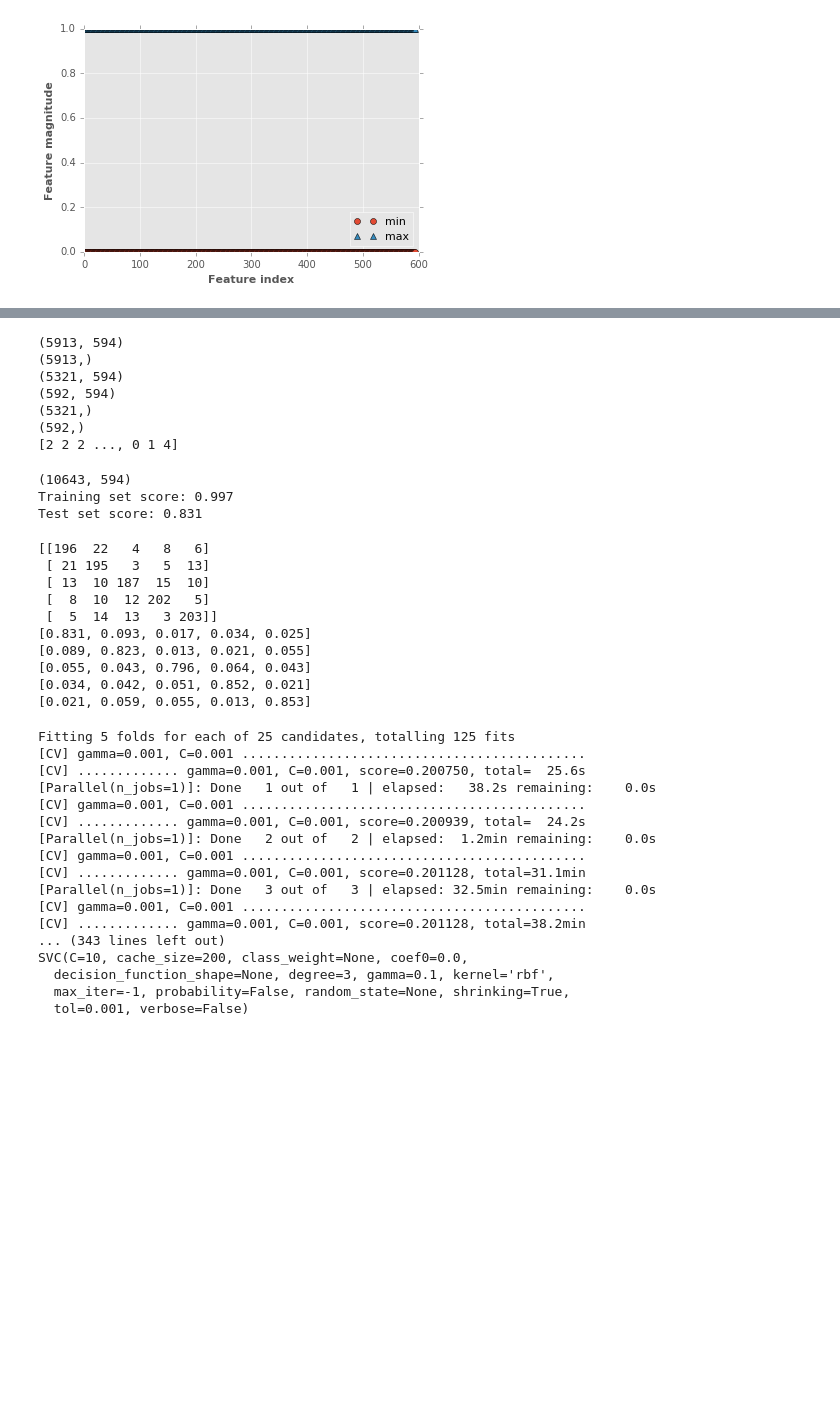
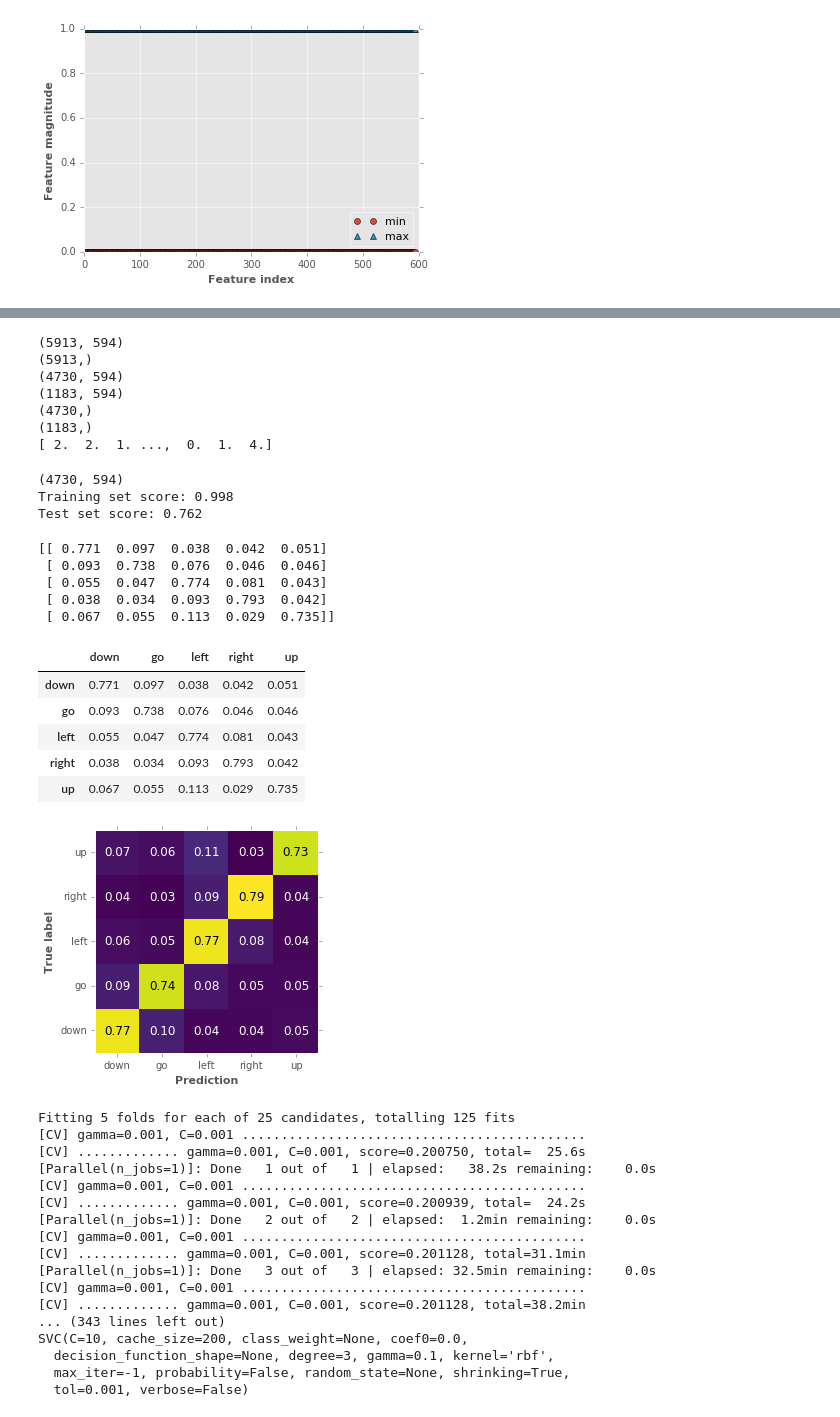
Before and after one commit to TongtongFANG/LearningMachines, a Jupyter notebook: voice classification.ipynb, the cells around one changed output, grey strips where cells are left out. Cells and saved outputs as stored; diff of their text form; code cells hidden in the pictures; blank space fills up the shorter version.

```diff
--- a/voice classification.ipynb
+++ b/voice classification.ipynb
@@ -216,6 +216,9 @@ plt.ylabel("Feature magnitude")
 # %% [output]
 <matplotlib.text.Text at 0x...>
 [figure]
+# %%
+labels = np.loadtxt('labels.csv', delimiter=',')
+features = np.loadtxt('features.csv', delimiter=',')
 # %%
 from sklearn.model_selection import train_test_split
 
@@ -237,7 +243,7 @@ print(y_all.shape)
 
 
 X_train, X_test, y_train, y_test = train_test_split(
-    X_all, y_all, stratify=y_all, train_size=0.9, random_state=42)
+    X_all, y_all, stratify=y_all, train_size=0.8, random_state=42)
 print(X_train.shape)
 print(X_test.shape)
 print(y_train.shape)
@@ -247,16 +253,13 @@ print(y_train)
 # %% [output]
 (5913, 594)
 (5913,)
-(5321, 594)
-(592, 594)
-(5321,)
-(592,)
-[2 2 2 ..., 0 1 4]
+(4730, 594)
+(1183, 594)
+(4730,)
+(1183,)
+[ 2.  2.  1. ...,  0.  1.  4.]
 # %%
 from sklearn.svm import SVC
-
-X_train, X_test, y_train, y_test = train_test_split(
-    features, labels, stratify=labels, train_size=0.9, random_state=42)
 
 print(X_train.shape)
 clf = SVC(kernel='rbf', C=10, gamma=0.1, decision_function_shape='ovo')
@@ -265,30 +268,46 @@ clf.fit(X_train, y_train)
 print("Training set score: {:.3f}".format(clf.score(X_train, y_train)))
 print("Test set score: {:.3f}".format(clf.score(X_test, y_test)))
 # %% [output]
-(10643, 594)
-Training set score: 0.997
-Test set score: 0.831
+(4730, 594)
+Training set score: 0.998
+Test set score: 0.762
 # %%
 from sklearn.metrics import confusion_matrix
 
-y_test_pred = clf.predict(X_test)
+conf_mat = confusion_matrix(y_test, y_test_pred)
+conf_mat_fp = []
+for idx, arr in enumerate(conf_mat):
+    conf_mat_fp.append(list(map(lambda d: float(format(d/sum(arr), '.3f')), arr)))
 
-conf_mat = confusion_matrix(y_test, y_test_pred)
+conf_mat_fp = np.array(conf_mat_fp)
+print(conf_mat_fp)
+df = DataFrame(conf_mat_fp)
+df.columns = ["down","go","left","right","up"]
 
-print(conf_mat)
-for idx, arr in enumerate(conf_mat):
-    print(list(map(lambda d: float(format(d/sum(arr), '.3f')), arr)))
+df_t = df.T
+
+df_t.columns = ["down","go","left","right","up"]
+df_t.T
 # %% [output]
-[[196  22   4   8   6]
- [ 21 195   3   5  13]
- [ 13  10 187  15  10]
- [  8  10  12 202   5]
- [  5  14  13   3 203]]
-[0.831, 0.093, 0.017, 0.034, 0.025]
-[0.089, 0.823, 0.013, 0.021, 0.055]
-[0.055, 0.043, 0.796, 0.064, 0.043]
-[0.034, 0.042, 0.051, 0.852, 0.021]
-[0.021, 0.059, 0.055, 0.013, 0.853]
+[[ 0.771  0.097  0.038  0.042  0.051]
+ [ 0.093  0.738  0.076  0.046  0.046]
+ [ 0.055  0.047  0.774  0.081  0.043]
+ [ 0.038  0.034  0.093  0.793  0.042]
+ [ 0.067  0.055  0.113  0.029  0.735]]
+|  | down | go | left | right | up |
+| down | 0.771 | 0.097 | 0.038 | 0.042 | 0.051 |
+| go | 0.093 | 0.738 | 0.076 | 0.046 | 0.046 |
+| left | 0.055 | 0.047 | 0.774 | 0.081 | 0.043 |
+| right | 0.038 | 0.034 | 0.093 | 0.793 | 0.042 |
+| up | 0.067 | 0.055 | 0.113 | 0.029 | 0.735 |
+# %%
+from mglearn.tools import heatmap
+
+# plot the mean cross-validation scores
+heatmap(conf_mat_fp, xlabel='Prediction', xticklabels=["down","go","left","right","up"],
+                      ylabel='True label', yticklabels=["down","go","left","right","up"], cmap="viridis");
+# %% [output]
+[figure, added]
 # %%
 from sklearn.model_selection import GridSearchCV
 
```
Also changed, not shown: parts of 8 cells of this notebook, 3 other files.
